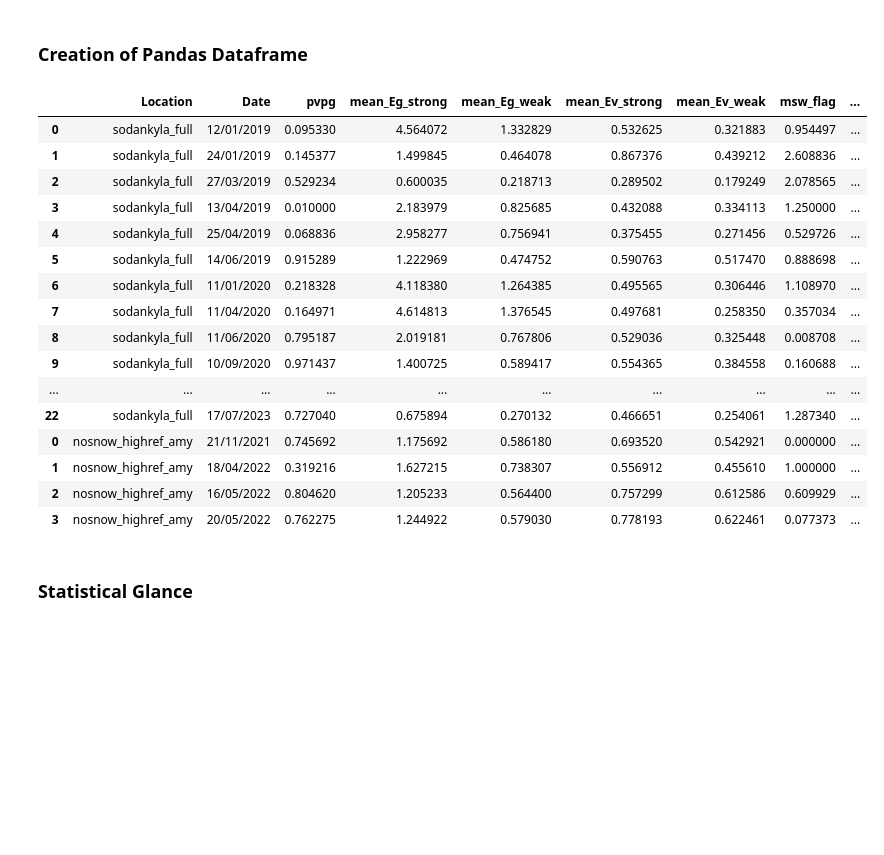
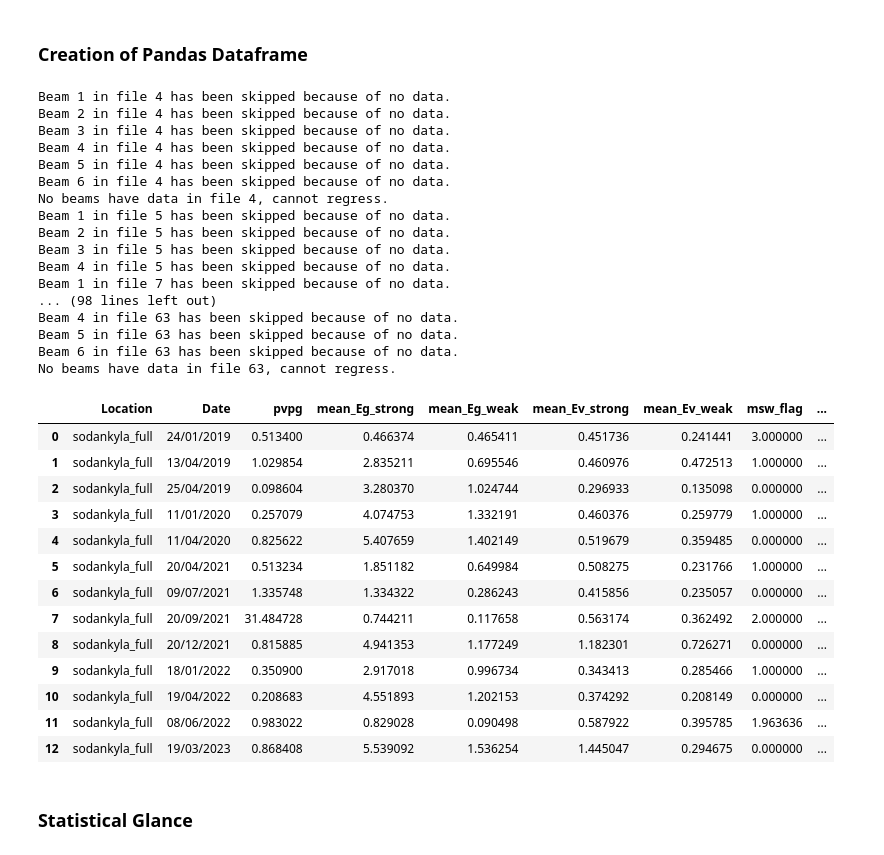
Before and after one commit to thomaslaraia/Snowstradamus, a Jupyter notebook: FSC_stats_filtered_mswflag.ipynb, the cells around one changed output. Cells and saved outputs as stored; diff of their text form; code cells hidden in the pictures; blank space fills up the shorter version.

```diff
--- a/FSC_stats_filtered_mswflag.ipynb
+++ b/FSC_stats_filtered_mswflag.ipynb
@@ -5,35 +5,49 @@
 # %%
 from scripts.FSC_dataframe import *
 
-%matplotlib ipympl
+# %matplotlib ipympl
 
 # dirpaths = ['../data_store/data/sodankyla_full/','../data_store/data/nosnow_highref_amy/']
 dirpaths = ['../data_store/data/sodankyla_full/']
 csvpath = 'snow_cam_details.csv'
 
 for i, dirpath in enumerate(dirpaths):
     if i == 0:
-        df, df_pure = FSC_dataframe(dirpath, csvpath, width=.1, height=.1)
+        df, df_pure = FSC_dataframe(dirpath, csvpath, width=.05, height=.05)
     else:
-        df_, df_pure_ = FSC_dataframe(dirpath, csvpath, width=.1, height=.1)
+        df_, df_pure_ = FSC_dataframe(dirpath, csvpath, width=.05, height=.05)
         df = pd.concat([df, df_], axis=0)
         df_pure = pd.concat([df_pure, df_pure_], axis=0)
 df
 # %% [output]
+Beam 1 in file 4 has been skipped because of no data.
+Beam 2 in file 4 has been skipped because of no data.
+Beam 3 in file 4 has been skipped because of no data.
+Beam 4 in file 4 has been skipped because of no data.
+Beam 5 in file 4 has been skipped because of no data.
+Beam 6 in file 4 has been skipped because of no data.
+No beams have data in file 4, cannot regress.
+Beam 1 in file 5 has been skipped because of no data.
+Beam 2 in file 5 has been skipped because of no data.
+Beam 3 in file 5 has been skipped because of no data.
+Beam 4 in file 5 has been skipped because of no data.
+Beam 1 in file 7 has been skipped because of no data.
+... (98 lines left out)
+Beam 4 in file 63 has been skipped because of no data.
+Beam 5 in file 63 has been skipped because of no data.
+Beam 6 in file 63 has been skipped because of no data.
+No beams have data in file 63, cannot regress.
 |  | Location | Date | pvpg | mean_Eg_strong | mean_Eg_weak | mean_Ev_strong | mean_Ev_weak | msw_flag | ... |
-| 0 | sodankyla_full | 12/01/2019 | 0.095330 | 4.564072 | 1.332829 | 0.532625 | 0.321883 | 0.954497 | ... |
-| 1 | sodankyla_full | 24/01/2019 | 0.145377 | 1.499845 | 0.464078 | 0.867376 | 0.439212 | 2.608836 | ... |
-| 2 | sodankyla_full | 27/03/2019 | 0.529234 | 0.600035 | 0.218713 | 0.289502 | 0.179249 | 2.078565 | ... |
-| 3 | sodankyla_full | 13/04/2019 | 0.010000 | 2.183979 | 0.825685 | 0.432088 | 0.334113 | 1.250000 | ... |
-| 4 | sodankyla_full | 25/04/2019 | 0.068836 | 2.958277 | 0.756941 | 0.375455 | 0.271456 | 0.529726 | ... |
-| 5 | sodankyla_full | 14/06/2019 | 0.915289 | 1.222969 | 0.474752 | 0.590763 | 0.517470 | 0.888698 | ... |
-| 6 | sodankyla_full | 11/01/2020 | 0.218328 | 4.118380 | 1.264385 | 0.495565 | 0.306446 | 1.108970 | ... |
-| 7 | sodankyla_full | 11/04/2020 | 0.164971 | 4.614813 | 1.376545 | 0.497681 | 0.258350 | 0.357034 | ... |
-| 8 | sodankyla_full | 11/06/2020 | 0.795187 | 2.019181 | 0.767806 | 0.529036 | 0.325448 | 0.008708 | ... |
-| 9 | sodankyla_full | 10/09/2020 | 0.971437 | 1.400725 | 0.589417 | 0.554365 | 0.384558 | 0.160688 | ... |
-| ... | ... | ... | ... | ... | ... | ... | ... | ... | ... |
-| 22 | sodankyla_full | 17/07/2023 | 0.727040 | 0.675894 | 0.270132 | 0.466651 | 0.254061 | 1.287340 | ... |
-| 0 | nosnow_highref_amy | 21/11/2021 | 0.745692 | 1.175692 | 0.586180 | 0.693520 | 0.542921 | 0.000000 | ... |
-| 1 | nosnow_highref_amy | 18/04/2022 | 0.319216 | 1.627215 | 0.738307 | 0.556912 | 0.455610 | 1.000000 | ... |
-| 2 | nosnow_highref_amy | 16/05/2022 | 0.804620 | 1.205233 | 0.564400 | 0.757299 | 0.612586 | 0.609929 | ... |
-| 3 | nosnow_highref_amy | 20/05/2022 | 0.762275 | 1.244922 | 0.579030 | 0.778193 | 0.622461 | 0.077373 | ... |
+| 0 | sodankyla_full | 24/01/2019 | 0.513400 | 0.466374 | 0.465411 | 0.451736 | 0.241441 | 3.000000 | ... |
+| 1 | sodankyla_full | 13/04/2019 | 1.029854 | 2.835211 | 0.695546 | 0.460976 | 0.472513 | 1.000000 | ... |
+| 2 | sodankyla_full | 25/04/2019 | 0.098604 | 3.280370 | 1.024744 | 0.296933 | 0.135098 | 0.000000 | ... |
+| 3 | sodankyla_full | 11/01/2020 | 0.257079 | 4.074753 | 1.332191 | 0.460376 | 0.259779 | 1.000000 | ... |
+| 4 | sodankyla_full | 11/04/2020 | 0.825622 | 5.407659 | 1.402149 | 0.519679 | 0.359485 | 0.000000 | ... |
+| 5 | sodankyla_full | 20/04/2021 | 0.513234 | 1.851182 | 0.649984 | 0.508275 | 0.231766 | 1.000000 | ... |
+| 6 | sodankyla_full | 09/07/2021 | 1.335748 | 1.334322 | 0.286243 | 0.415856 | 0.235057 | 0.000000 | ... |
+| 7 | sodankyla_full | 20/09/2021 | 31.484728 | 0.744211 | 0.117658 | 0.563174 | 0.362492 | 2.000000 | ... |
+| 8 | sodankyla_full | 20/12/2021 | 0.815885 | 4.941353 | 1.177249 | 1.182301 | 0.726271 | 0.000000 | ... |
+| 9 | sodankyla_full | 18/01/2022 | 0.350900 | 2.917018 | 0.996734 | 0.343413 | 0.285466 | 1.000000 | ... |
+| 10 | sodankyla_full | 19/04/2022 | 0.208683 | 4.551893 | 1.202153 | 0.374292 | 0.208149 | 0.000000 | ... |
+| 11 | sodankyla_full | 08/06/2022 | 0.983022 | 0.829028 | 0.090498 | 0.587922 | 0.395785 | 1.963636 | ... |
+| 12 | sodankyla_full | 19/03/2023 | 0.868408 | 5.539092 | 1.536254 | 1.445047 | 0.294675 | 0.000000 | ... |
```
Also changed, not shown: parts of 4 cells of this notebook, 12 other files.
